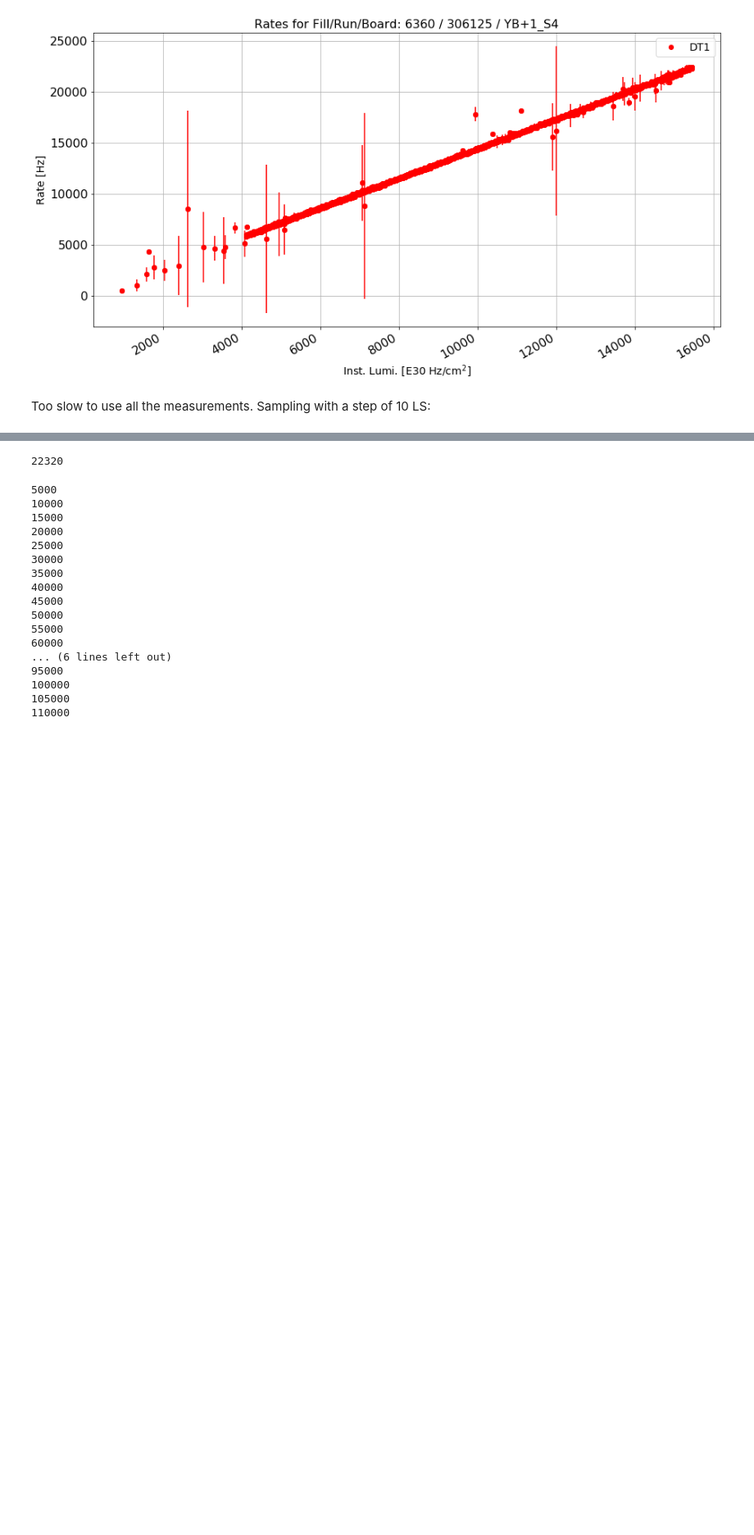
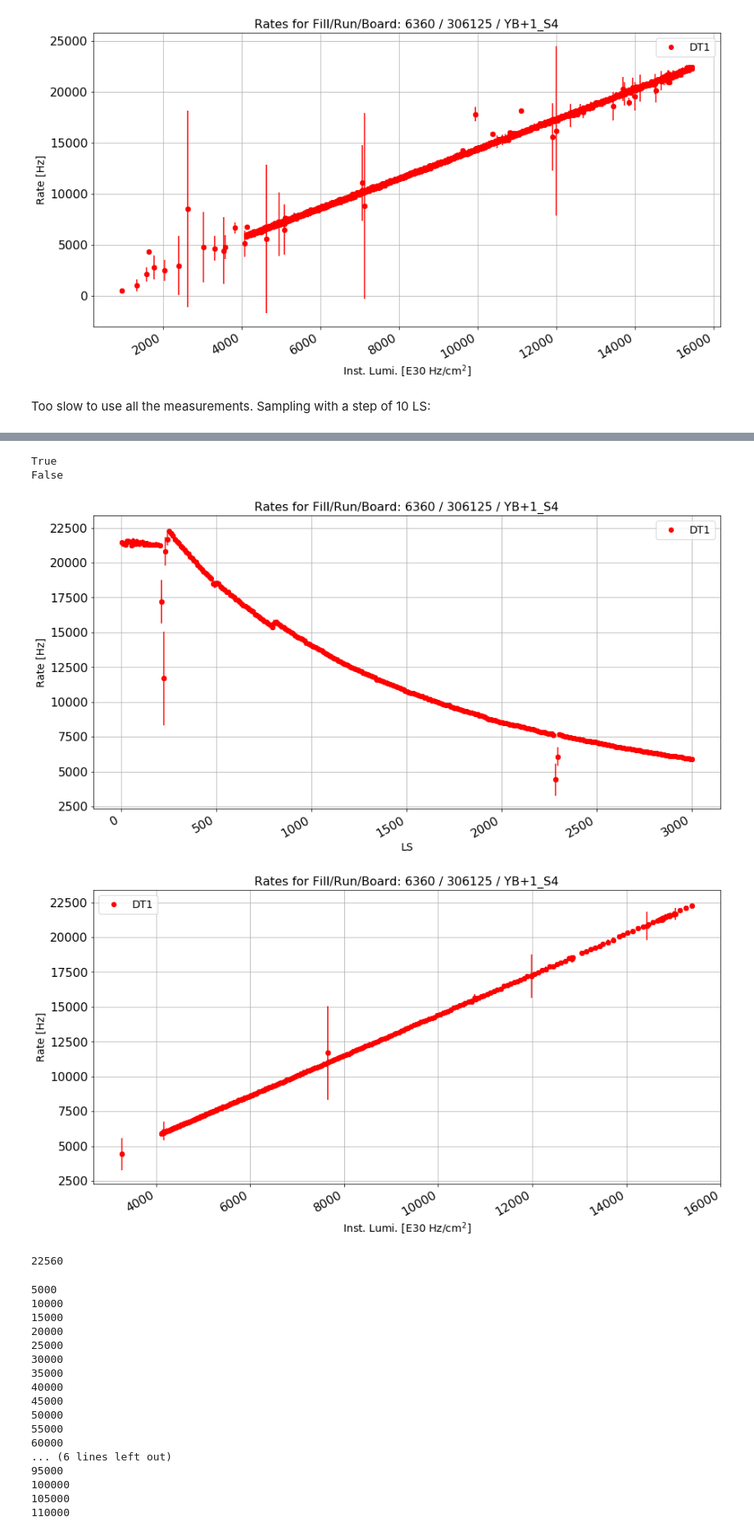
Before and after one commit to merveince92/RPCTriggerRateMonitoringWithML, a Jupyter notebook: inst_lumi_extractor.ipynb, the cells around one changed output, grey strips where cells are left out. Shown at 82% size. Cells and saved outputs as stored; diff of their text form; code cells hidden in the pictures; blank space fills up the shorter version.

```diff
--- a/inst_lumi_extractor.ipynb
+++ b/inst_lumi_extractor.ipynb
@@ -514,0 +480,22 @@ reduced = reduced[reduced["ls"]%10 == 0]
+# %%
+def assignGroup(data, div = 10):
+    res = int(data/div)
+    #print data, res
+    return res
+
+df_reduced = df_rates.copy()
+df_reduced["group"] = df_reduced["ls"]
+df_reduced["group"] = df_reduced["group"].apply(assignGroup)
+# %%
+#print df_reduced
+df_reduced["errLumi"] = -1.0
+temp1 = df_reduced.groupby(['run', 'group', 'board', 'wheel', 'sector'])[["ls", "lumi", "RPC1", "RPC2", "RPC3", "RPC4", "DT1", "DT2", "DT3", "DT4", "DT5", "errRPC1", "errRPC2", "errRPC3", "errRPC4", "errDT1", "errDT2", "errDT3", "errDT4", "errDT5"]].mean().reset_index()
+temp2 = df_reduced.groupby(['run', 'group', 'board', 'wheel', 'sector'])[["ls", "lumi", "RPC1", "RPC2", "RPC3", "RPC4", "DT1", "DT2", "DT3", "DT4", "DT5", "errRPC1", "errRPC2", "errRPC3", "errRPC4", "errDT1", "errDT2", "errDT3", "errDT4", "errDT5"]].std().reset_index()
+temp2.rename(columns={'lumi': 'errLumi'}, inplace=True)
+cols_to_use = temp2.columns.difference(temp1.columns)
+#print cols_to_use
+temp2 = temp2[cols_to_use]
+#print temp2.iloc[100]
+temp1.reset_index(drop=True, inplace=True)
+temp2.reset_index(drop=True, inplace=True)
+df_reduced = pd.concat([temp1, temp2], axis = 1)
@@ -514,0 +506,4 @@ reduced = reduced[reduced["ls"]%10 == 0]
+# %%
+df_reduced = df_reduced.round(4)
+df_reduced["ls"] = df_reduced["ls"].astype('int')
+#print df_reduced
@@ -515,7 +528,28 @@ reduced = reduced[reduced["ls"]%10 == 0]
+# %%
+print df_reduced.isnull().values.any()
+null_columns=df_reduced.columns[df_reduced.isnull().any()]
+#print(df_reduced[df_reduced.isnull().any(axis=1)][null_columns].head())
+#print df_reduced.iloc[22500]
+#print df_reduced[(df_reduced["group"] == 50) & (df_reduced["board"] == "YB+1_S1")]
+df_reduced = df_reduced.fillna(0)
+#print(df_reduced[df_reduced.isnull().any(axis=1)][null_columns].head())
+print df_reduced.isnull().values.any()
+# %% [output]
+True
+False
+# %%
+title = "Rates for Fill/Run/Board: "+str(int_lumi2["fill"].iloc[0])+" / "+str(boundaries["run"].iloc[2])+" / YB+1_S4"
+plot_rate_vs_ls(df_reduced, 306125, "ls", "DT1", "YB+1_S4", 0, "errDT1", "LS", "Rate [Hz]", title, "ro")
+
+plot_rate_vs_ls(df_reduced, 306125, "lumi", "DT1", "YB+1_S4", 0, "errDT1", "Inst. Lumi. [E30 Hz/cm$^2$]",
+                "Rate [Hz]", title, "ro")
+# %% [output]
+[figure, added]
+[figure, added]
 # %%
-print len(reduced)
+print len(df_reduced)
 # %% [output]
-22320
+22560
 # %%
 df_rates_new = pd.DataFrame(columns=["wheel", "sector", "station", "content", "score"])
 k = 0
```
Also changed, not shown: parts of 34 cells of this notebook.
